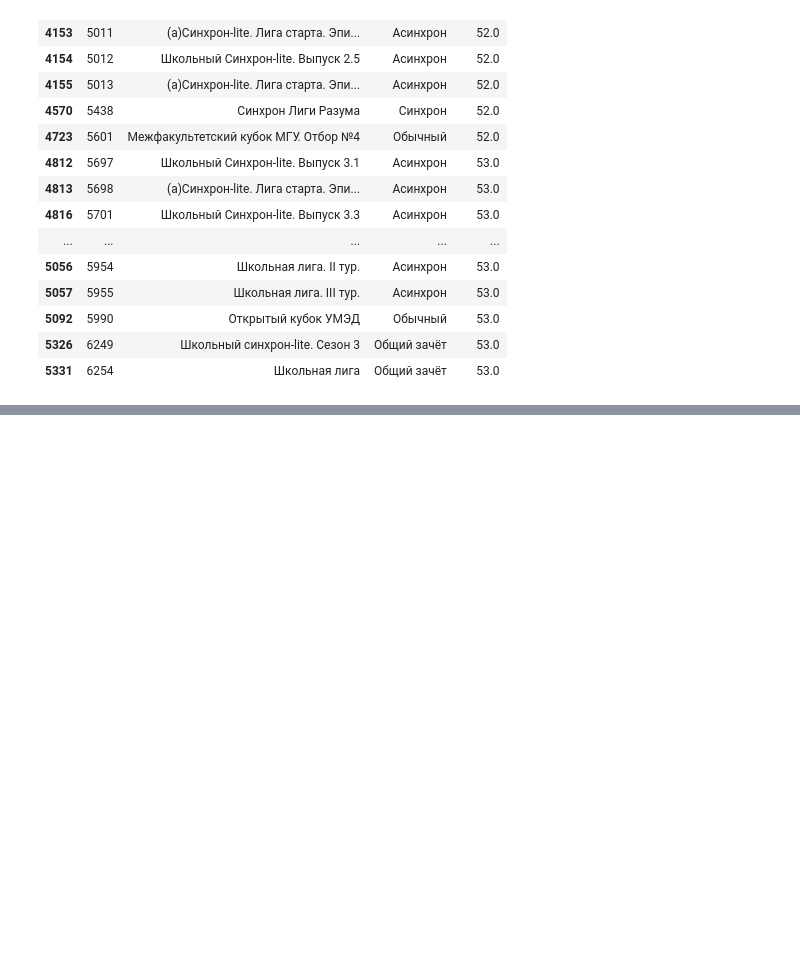
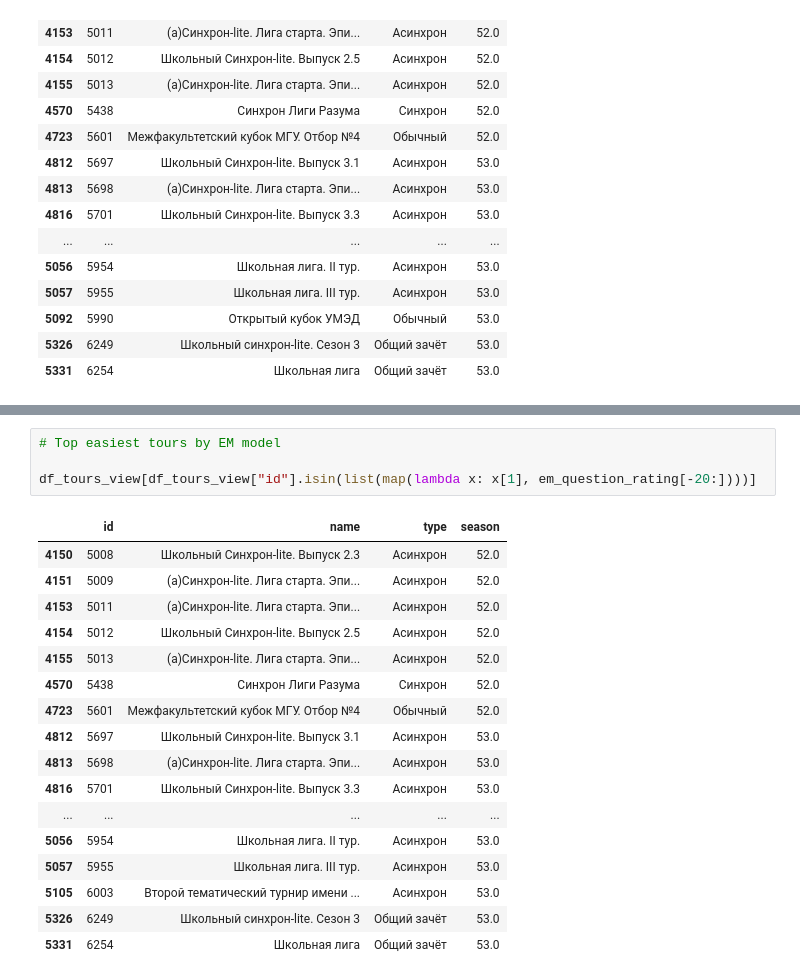
Before and after one commit to holyketzer/made-adv-ml, a Jupyter notebook: hw2/hw2.ipynb, the cells around one changed output, grey strips where cells are left out. Drawn from its saved outputs; the diff is of its cells as text; blank space fills up the shorter version.

```diff
--- a/hw2/hw2.ipynb
+++ b/hw2/hw2.ipynb
@@ -657,0 +651,22 @@ df_tours_view[df_tours_view["id"].isin(easiest_tour_ids)]
+# %%
+# Top easiest tours by EM model
+
+df_tours_view[df_tours_view["id"].isin(list(map(lambda x: x[1], em_question_rating[-20:])))]
+# %% [output]
+|  | id | name | type | season |
+| 4150 | 5008 | Школьный Синхрон-lite. Выпуск 2.3 | Асинхрон | 52.0 |
+| 4151 | 5009 | (а)Синхрон-lite. Лига старта. Эпи... | Асинхрон | 52.0 |
+| 4153 | 5011 | (а)Синхрон-lite. Лига старта. Эпи... | Асинхрон | 52.0 |
+| 4154 | 5012 | Школьный Синхрон-lite. Выпуск 2.5 | Асинхрон | 52.0 |
+| 4155 | 5013 | (а)Синхрон-lite. Лига старта. Эпи... | Асинхрон | 52.0 |
+| 4570 | 5438 | Синхрон Лиги Разума | Синхрон | 52.0 |
+| 4723 | 5601 | Межфакультетский кубок МГУ. Отбор №4 | Обычный | 52.0 |
+| 4812 | 5697 | Школьный Синхрон-lite. Выпуск 3.1 | Асинхрон | 53.0 |
+| 4813 | 5698 | (а)Синхрон-lite. Лига старта. Эпи... | Асинхрон | 53.0 |
+| 4816 | 5701 | Школьный Синхрон-lite. Выпуск 3.3 | Асинхрон | 53.0 |
+| ... | ... | ... | ... | ... |
+| 5056 | 5954 | Школьная лига. II тур. | Асинхрон | 53.0 |
+| 5057 | 5955 | Школьная лига. III тур. | Асинхрон | 53.0 |
+| 5105 | 6003 | Второй тематический турнир имени ... | Асинхрон | 53.0 |
+| 5326 | 6249 | Школьный синхрон-lite. Сезон 3 | Общий зачёт | 53.0 |
+| 5331 | 6254 | Школьная лига | Общий зачёт | 53.0 |
```
Also changed, not shown: parts of 14 cells of this notebook.
